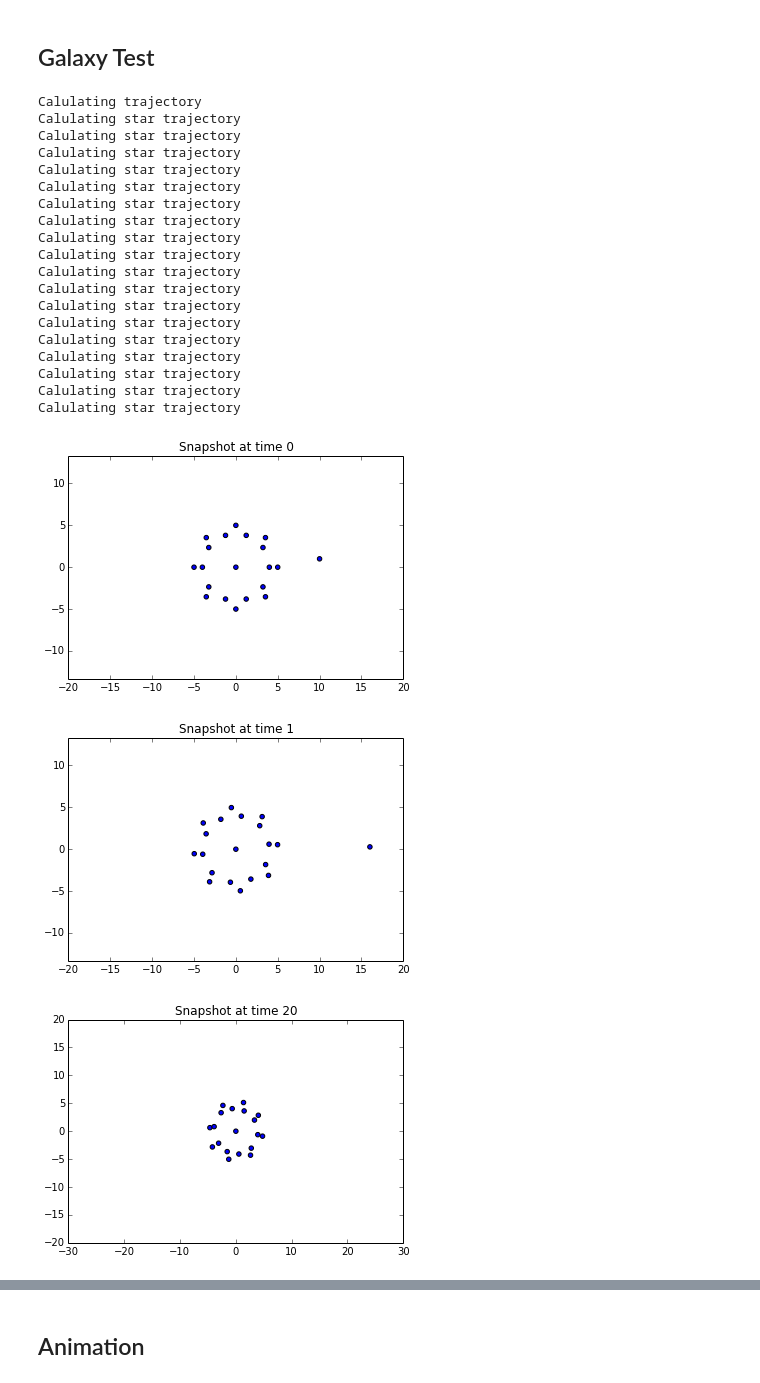
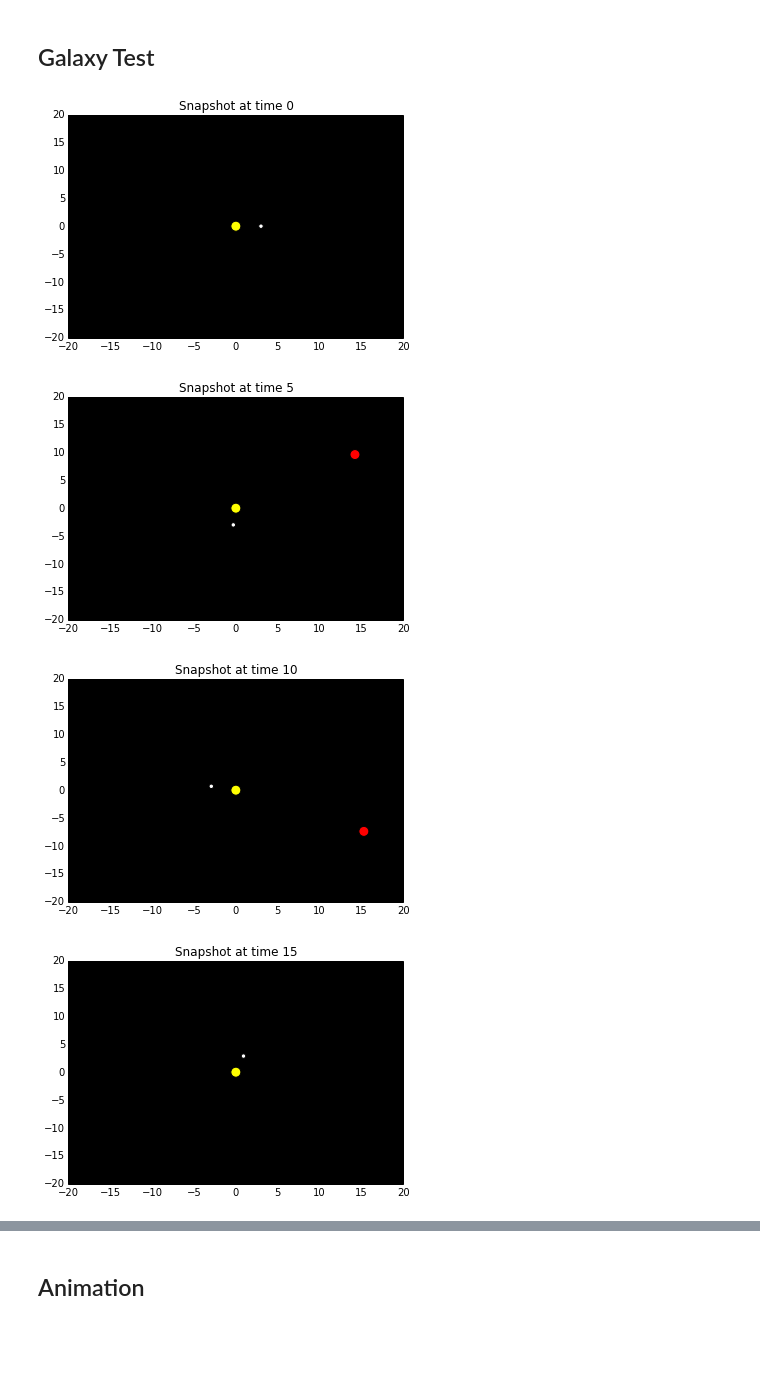
Before and after one commit to cucucachu/PHYS202-S14, a Jupyter notebook: GalaxyMerger/GalaxyMerger.ipynb, the cells around one changed output, grey strips where cells are left out. Drawn from its saved outputs; the diff is of its cells as text; code cells hidden in the pictures; blank space fills up the shorter version.

Commit message:
GalaxyMerger: Core functionalit, Widget, and animation.

```diff
--- a/GalaxyMerger/GalaxyMerger.ipynb
+++ b/GalaxyMerger/GalaxyMerger.ipynb
@@ -28,8 +59,6 @@ class Body:
     of a much larger object.
     '''
     # format [x position, x velocity, y position, y velocity]
-    loc = [0, 0, 0, 0]
-    constant = 0;
 
     def __init__(self, pos, vel, gamma, M, S, time):
         """
@@ -48,7 +77,7 @@ class Body:
         return "location:\n" + str(self.loc[:10]);
 
     def Trajectory(self, time):
-        print "Calulating trajectory";
+        #print "Calulating trajectory";
 
         # function used by odeint which returns various derivitives
         def R(r, t):
@@ -81,8 +110,6 @@ class Body:
         return self.loc[:,0], self.loc[:,2];
 # %%
 class Star(Body):
-
-    loc = [];
 
     def __init__(self, radius, angle, sLoc, gamma, M, S, time):
         """
@@ -92,6 +119,8 @@ class Star(Body):
 
         try:
             x, vx, y, vy = circleInit(radius, angle, gamma, M);
+            #print "Star Created:",x,vx,y,vy;                                 #debug
+            #print "gamma",gamma,"M",M;
             self.loc = [x, vx, y, vy, sLoc[0], sLoc[1], sLoc[2], sLoc[3]];
 
             self.gamma = gamma;
@@ -102,7 +131,7 @@ class Star(Body):
             print "Star failed to initialize";
 
     def Trajectory(self, time):
-        print "Calulating star trajectory";
+        #print "Calulating star trajectory";
 
         # function used by odeint which returns various derivitives
         def R(r, t):
@@ -302,32 +338,12 @@ time = np.linspace(0, timeLimit, resolution * (timeLimit + 1))
 # %%
 galaxy = Galaxy(gamma, M, S);
 galaxy.setTime(timeLimit, resolution);
-galaxy.setS(10, 1, 25, -3);
-galaxy.makeRing(5, 8);
-galaxy.makeRing(4, 10);
-galaxy.snapShot(0);
-galaxy.snapShot(1);
-galaxy.snapShot(20);
+galaxy.setS(10, 25, 1, -3);
+galaxy.makeStars(1, 1);
+galaxy.timeLapse(timeLimit);
+#galaxy.play(4);
 # %% [output]
-Calulating trajectory
-Calulating star trajectory
-Calulating star trajectory
-Calulating star trajectory
-Calulating star trajectory
-Calulating star trajectory
-Calulating star trajectory
-Calulating star trajectory
-Calulating star trajectory
-Calulating star trajectory
-Calulating star trajectory
-Calulating star trajectory
-Calulating star trajectory
-Calulating star trajectory
-Calulating star trajectory
-Calulating star trajectory
-Calulating star trajectory
-Calulating star trajectory
-Calulating star trajectory
-[figure, old version]
+[figure, new version]
-[figure, old version]
+[figure, new version]
-[figure, old version]
+[figure, new version]
+[figure, added]
```
Also changed, not shown: parts of 11 cells of this notebook, 9 other files.
